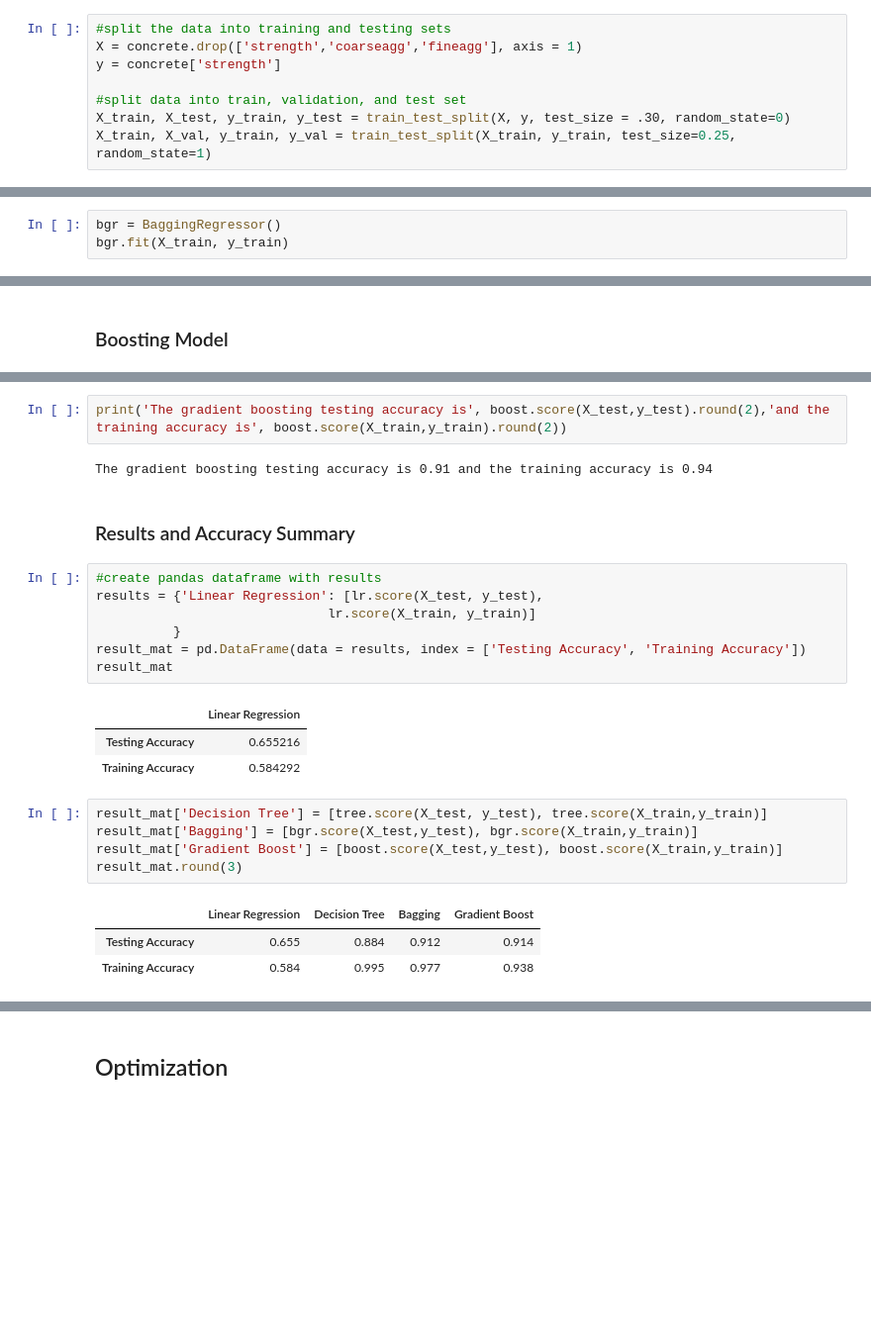
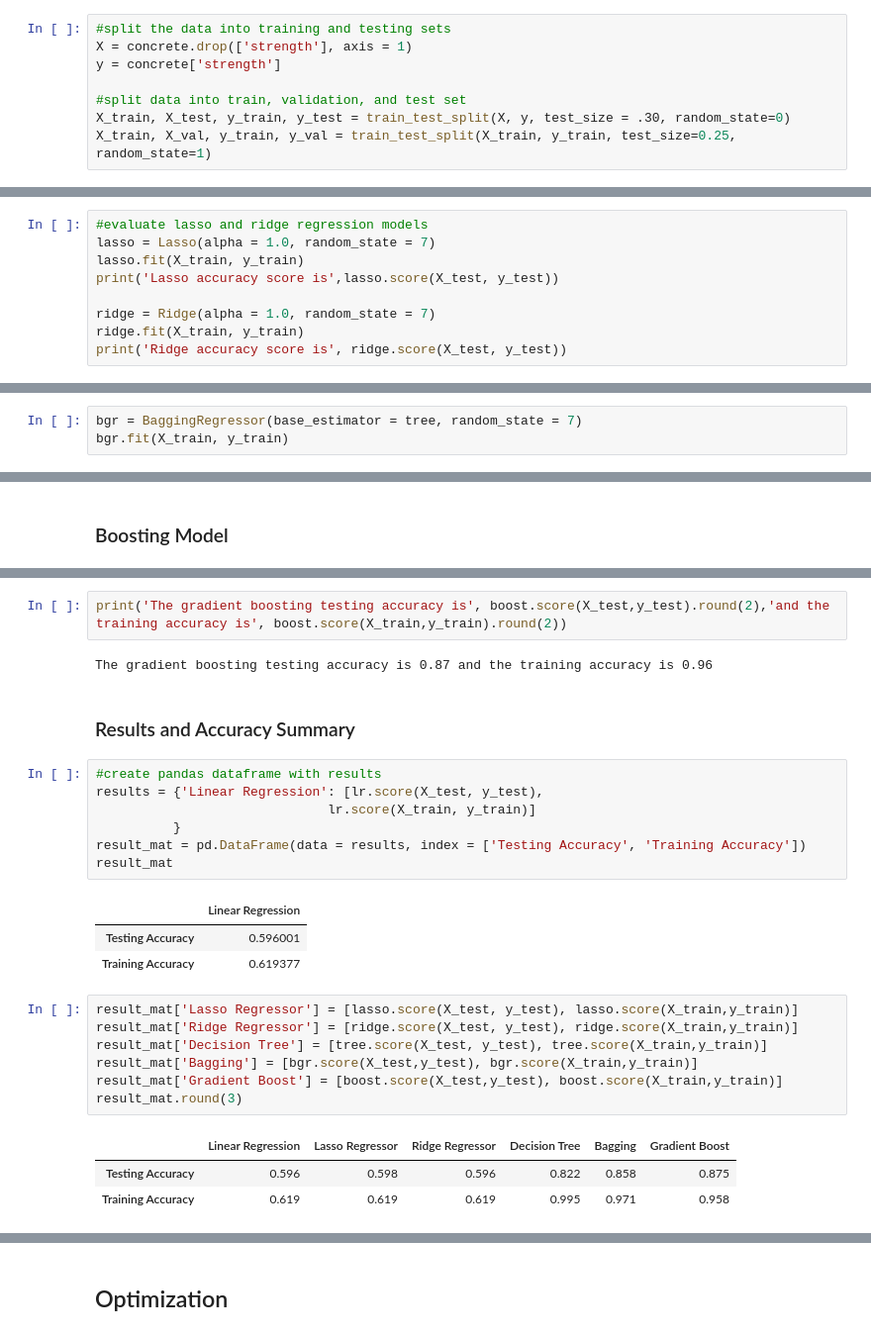
Before and after one commit to danieljacob5/aiml-course, a Jupyter notebook: feature selection and model tuning/Jacob Harnack - FMST Project.ipynb, the cells around one changed output, grey strips where cells are left out. Shown at 99% size. Cells and saved outputs as stored; diff of their text form; blank space fills up the shorter version.

```diff
--- a/feature selection and model tuning/Jacob Harnack - FMST Project.ipynb
+++ b/feature selection and model tuning/Jacob Harnack - FMST Project.ipynb
@@ -250,7 +252,7 @@ The 0 values in various categories result in a high spread of outcomes - from ve
 3. Decide on the complexity of the model, should it be a simple linear model in terms of parameters or would a quadratic or higher degree.
 # %%
 #split the data into training and testing sets
-X = concrete.drop(['strength','coarseagg','fineagg'], axis = 1)
+X = concrete.drop(['strength'], axis = 1)
 y = concrete['strength']
 
 #split data into train, validation, and test set
@@ -283,0 +288,9 @@ model_selection.cross_val_score(lr,X,y, cv = kfold).mean()
+# %%
+#evaluate lasso and ridge regression models
+lasso = Lasso(alpha = 1.0, random_state = 7)
+lasso.fit(X_train, y_train)
+print('Lasso accuracy score is',lasso.score(X_test, y_test))
+
+ridge = Ridge(alpha = 1.0, random_state = 7)
+ridge.fit(X_train, y_train)
+print('Ridge accuracy score is', ridge.score(X_test, y_test))
@@ -304,5 +322,5 @@ The decision tree testing accuracy is 0.88 and the training accuracy is 0.99
 from sklearn.ensemble import BaggingRegressor
 # %%
-bgr = BaggingRegressor()
+bgr = BaggingRegressor(base_estimator = tree, random_state = 7)
 bgr.fit(X_train, y_train)
 # %% [output]
@@ -333,7 +356,7 @@ GradientBoostingRegressor(alpha=0.9, criterion='friedman_mse', init=None,
 # %%
 print('The gradient boosting testing accuracy is', boost.score(X_test,y_test).round(2),'and the training accuracy is', boost.score(X_train,y_train).round(2))
 # %% [output]
-The gradient boosting testing accuracy is 0.91 and the training accuracy is 0.94
+The gradient boosting testing accuracy is 0.87 and the training accuracy is 0.96
 # %% [markdown]
 ### Results and Accuracy Summary
 # %%
@@ -345,14 +368,16 @@ result_mat = pd.DataFrame(data = results, index = ['Testing Accuracy', 'Training
 result_mat
 # %% [output]
 |  | Linear Regression |
-| Testing Accuracy | 0.655216 |
-| Training Accuracy | 0.584292 |
+| Testing Accuracy | 0.596001 |
+| Training Accuracy | 0.619377 |
 # %%
+result_mat['Lasso Regressor'] = [lasso.score(X_test, y_test), lasso.score(X_train,y_train)]
+result_mat['Ridge Regressor'] = [ridge.score(X_test, y_test), ridge.score(X_train,y_train)]
 result_mat['Decision Tree'] = [tree.score(X_test, y_test), tree.score(X_train,y_train)]
 result_mat['Bagging'] = [bgr.score(X_test,y_test), bgr.score(X_train,y_train)]
 result_mat['Gradient Boost'] = [boost.score(X_test,y_test), boost.score(X_train,y_train)]
 result_mat.round(3)
 # %% [output]
-|  | Linear Regression | Decision Tree | Bagging | Gradient Boost |
-| Testing Accuracy | 0.655 | 0.884 | 0.912 | 0.914 |
-| Training Accuracy | 0.584 | 0.995 | 0.977 | 0.938 |
+|  | Linear Regression | Lasso Regressor | Ridge Regressor | Decision Tree | Bagging | Gradient Boost |
+| Testing Accuracy | 0.596 | 0.598 | 0.596 | 0.822 | 0.858 | 0.875 |
+| Training Accuracy | 0.619 | 0.619 | 0.619 | 0.995 | 0.971 | 0.958 |
```
Also changed, not shown: parts of 25 cells of this notebook.
